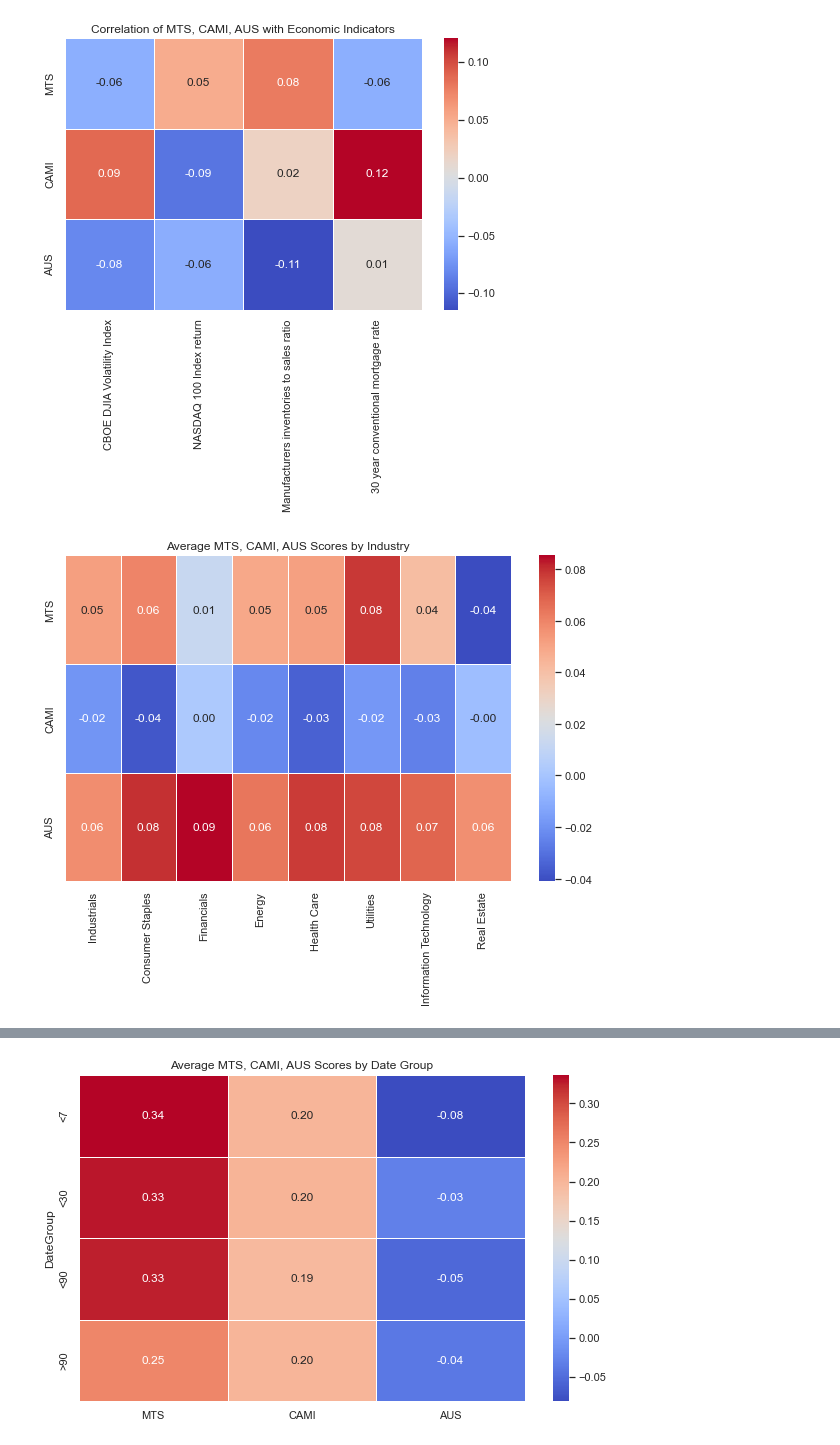
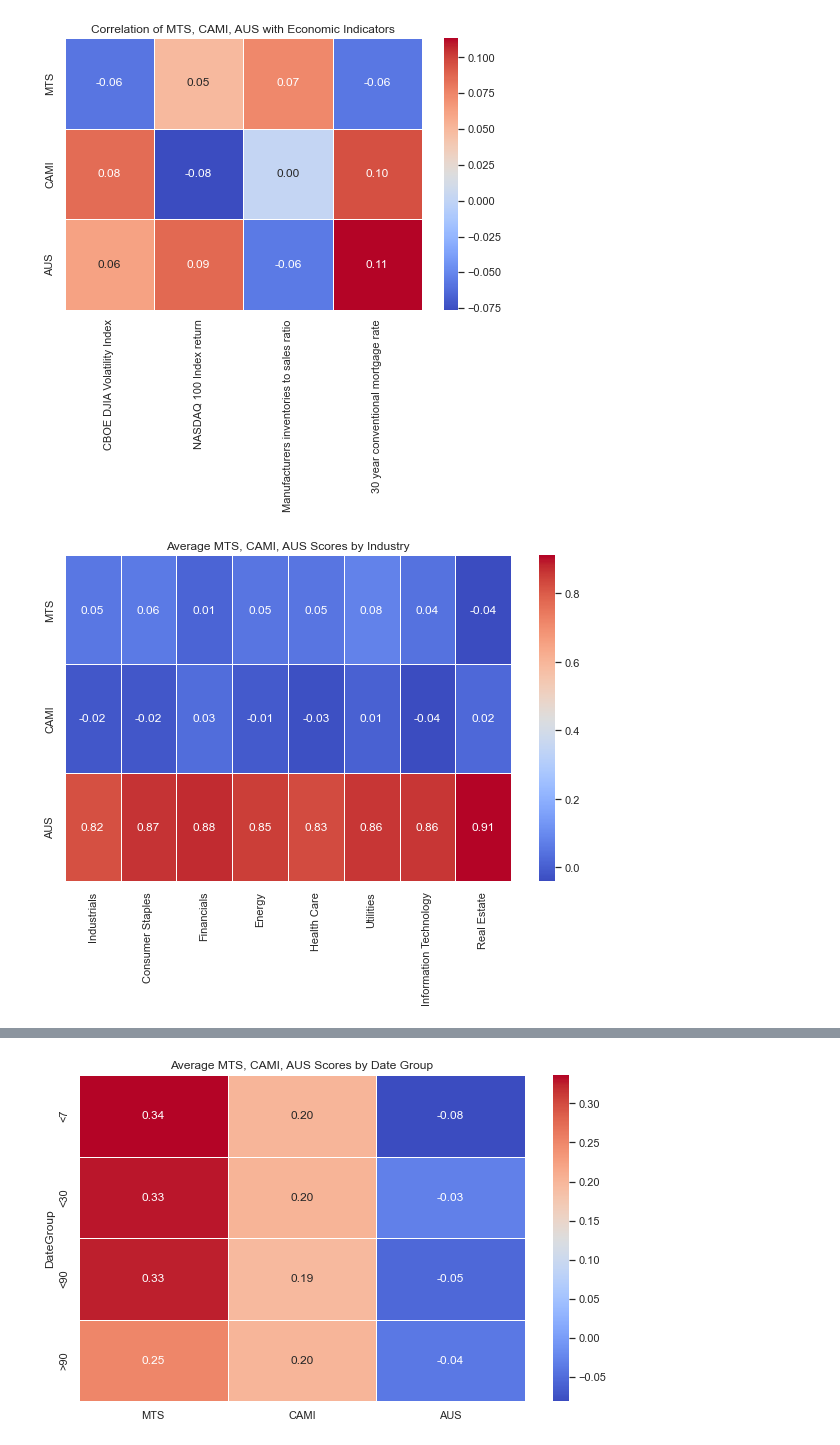
Before and after one commit to constantin1101/LLM_CreditorRRPrediction, a Jupyter notebook: composite_metrics.ipynb, the cells around one changed output, grey strips where cells are left out. Cells and saved outputs as stored; diff of their text form; code cells hidden in the pictures.

```diff
--- a/composite_metrics.ipynb
+++ b/composite_metrics.ipynb
@@ -436,7 +447,7 @@ llm_outputs = pd.read_csv('transcripts/LLM_outputs_final.csv')
 '''MODEL WEIGHTS'''
 
 df = llm_outputs.copy()
-composite_df = compute_scores(df, baseline_model, False, True)
+composite_df = compute_scores(df, baseline_model, False, False)
 
 # Select the supporting features, nlp_lables, and RR from final_df
 final_df = composite_df[['RR']
@@ -517,5 +528,5 @@ R-squared: 0.7593020875045909
-[figure, old version]
+[figure, new version]
-[figure, old version]
+[figure, new version]
 # %%
 '''COMPOSITE METRICS'''
 '''PCA'''
```
Also changed, not shown: parts of 8 cells of this notebook.
